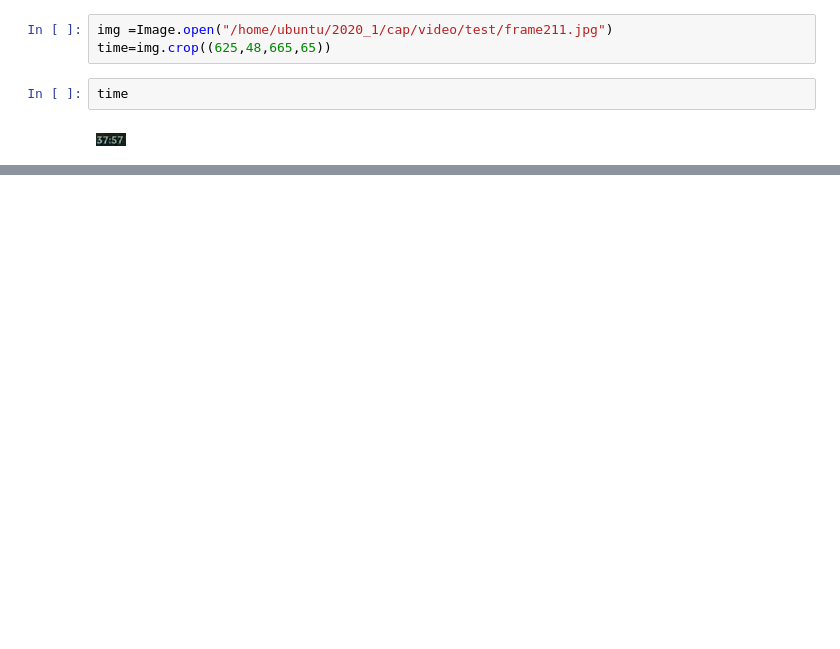
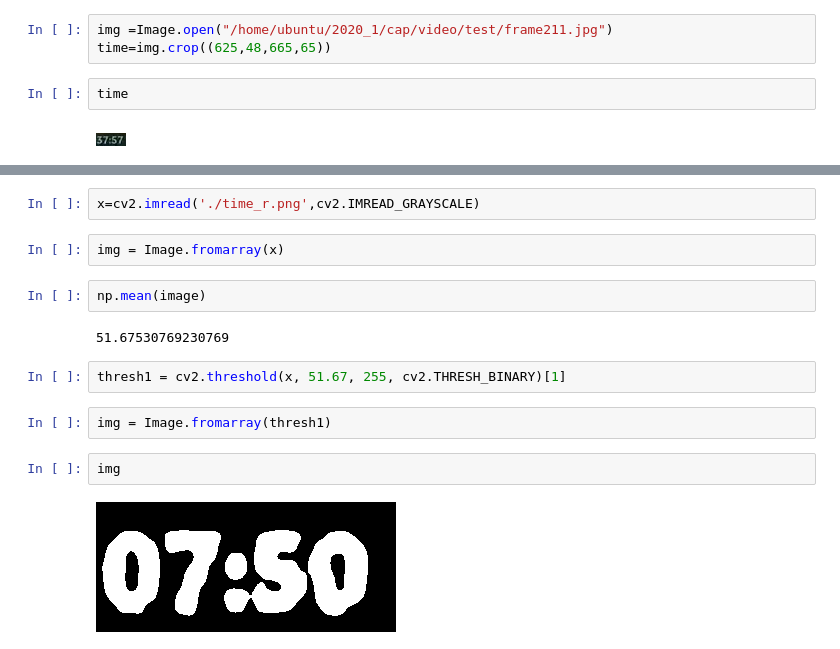
Before and after one commit to hyeinhyun/multimodal_highlight, a Jupyter notebook: ocr/vision_test.ipynb, the cells around one changed output, grey strips where cells are left out. Drawn from its saved outputs; the diff is of its cells as text; blank space fills up the shorter version.

```diff
--- a/ocr/vision_test.ipynb
+++ b/ocr/vision_test.ipynb
@@ -486,0 +534,16 @@ time
+# %%
+x=cv2.imread('./time_r.png',cv2.IMREAD_GRAYSCALE)
+# %%
+img = Image.fromarray(x)
+# %%
+np.mean(image)
+# %% [output]
+51.67530769230769
+# %%
+thresh1 = cv2.threshold(x, 51.67, 255, cv2.THRESH_BINARY)[1]
+# %%
+img = Image.fromarray(thresh1)
+# %%
+img
+# %% [output]
+[figure, added]
```
Also changed, not shown: parts of 22 cells of this notebook, 2 other files.
